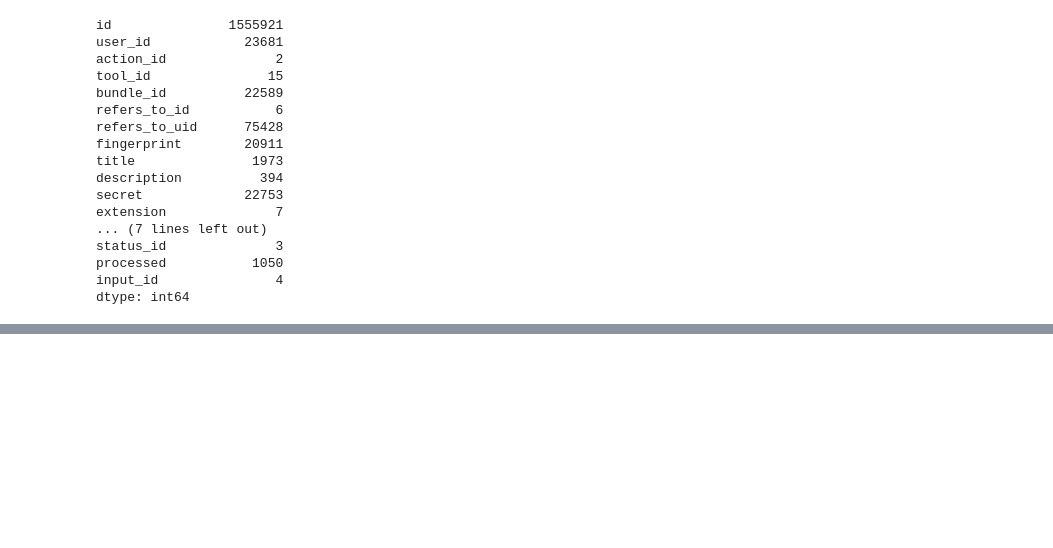
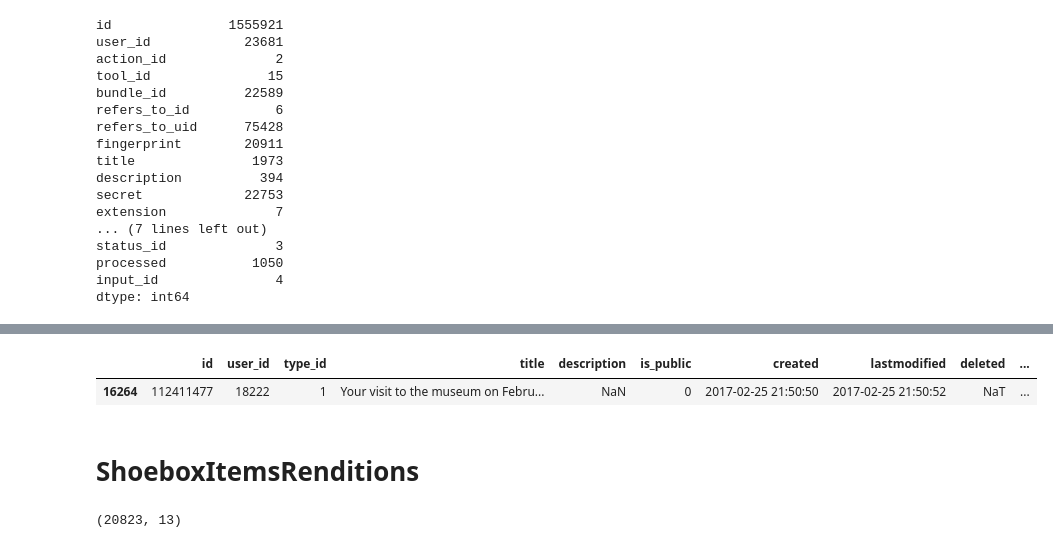
Before and after one commit to ShirinStar/Pen_Data_Dictionary, a Jupyter notebook: data/collection_users_db.ipynb, the cells around one changed output, grey strips where cells are left out. Saved outputs shown, nothing was run; the diff lists cells and outputs as text; code cells hidden in the pictures; blank space fills up the shorter version.

```diff
--- a/data/collection_users_db.ipynb
+++ b/data/collection_users_db.ipynb
@@ -103,0 +169,19 @@ dtype: int64
+# %%
+sbBundles['created'] = pd.to_datetime(sbBundles['created'], unit='s')
+sbBundles['lastmodified'] = pd.to_datetime(sbBundles['lastmodified'], unit='s')
+sbBundles['deleted'].replace(0, np.nan, inplace=True)
+sbBundles['deleted'] = pd.to_datetime(sbBundles['deleted'], unit='s')
+sbBundles['description'].replace(r'^\s*$', np.NaN, regex=True, inplace=True)
+# %%
+sbBundles.sample()
+#what is the different between count_items. and count_items_public?
+#id here is id_bundle is assume
+# %% [output]
+|  | id | user_id | type_id | title | description | is_public | created | lastmodified | deleted | ... |
+| 16264 | 112411477 | 18222 | 1 | Your visit to the museum on Febru... | NaN | 0 | 2017-02-25 21:50:50 | 2017-02-25 21:50:52 | NaT | ... |
+# %% [markdown]
+# ShoeboxItemsRenditions
+# %%
+sbItemsRenditions.shape
+# %% [output]
+(20823, 13)
```
Also changed, not shown: parts of 23 cells of this notebook, 1 other file.
